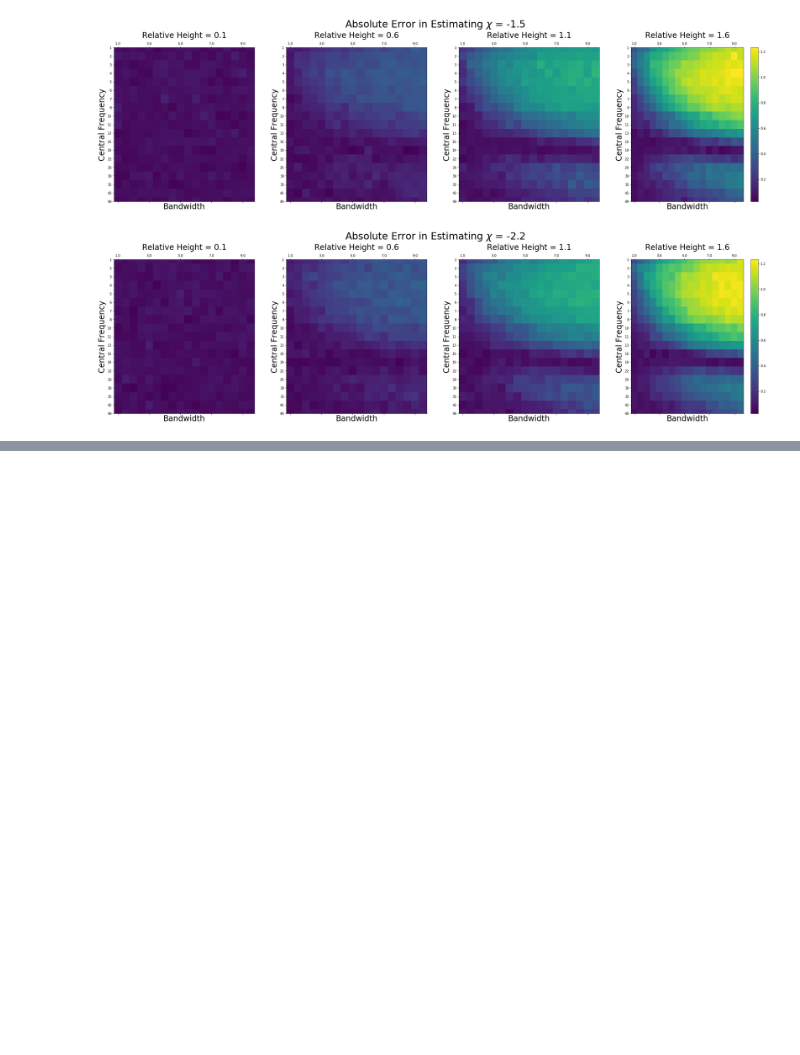
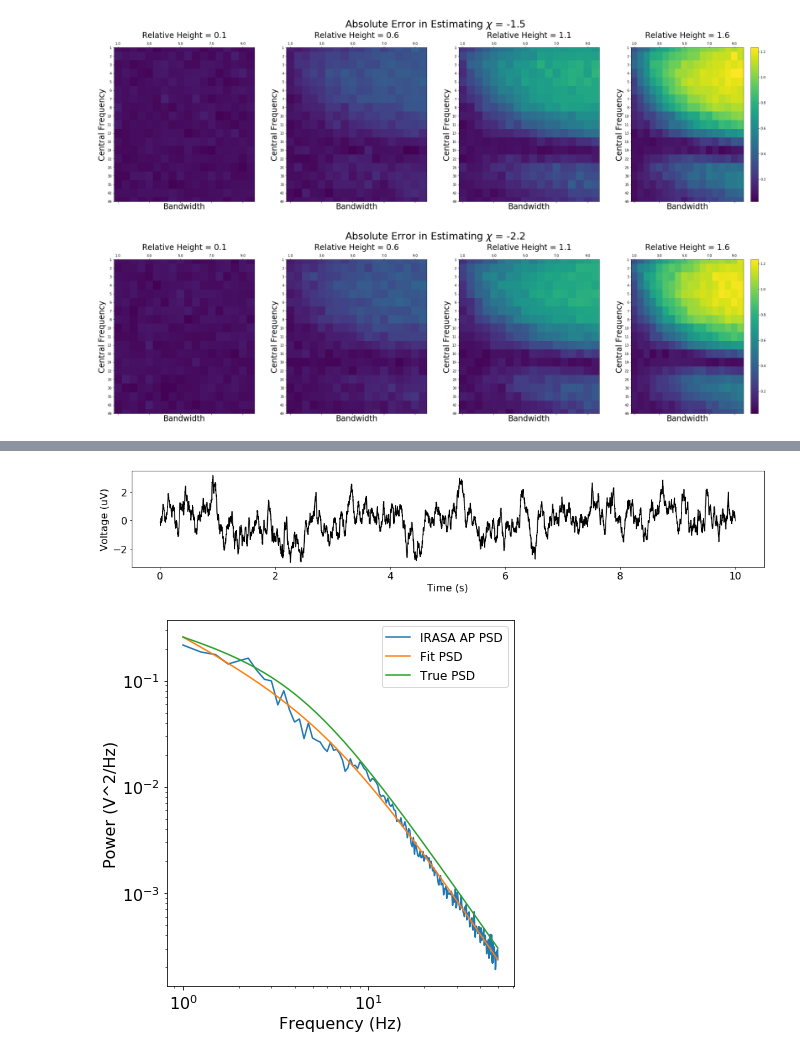
Before and after one commit to AperiodicMethods/AperiodicMethods, a Jupyter notebook: notebooks/EricIRASANotes.ipynb, the cells around one changed output, grey strips where cells are left out. Saved outputs shown, nothing was run; the diff lists cells and outputs as text; code cells hidden in the pictures; blank space fills up the shorter version.

```diff
--- a/notebooks/EricIRASANotes.ipynb
+++ b/notebooks/EricIRASANotes.ipynb
@@ -464,0 +932,22 @@ for chi in chis:
+# %%
+chi1 = 0.5
+chi2 = 2
+knee = 20.0
+times = create_times(N_SECONDS, FS)
+
+sig = sim_knee(N_SECONDS, FS, chi1, chi2, knee)
+plot_time_series(times, sig)
+freqs, psd = compute_spectrum(sig, FS)
+
+irasa_params = {'fs' : FS, 'f_range' : F_RANGE}
+freqs_irasa, psd_ap, psd_pe = compute_irasa(sig, **irasa_params)
+fit_offset, fit_chi1, fit_chi2, fit_knee = fit_irasa_knee(freqs_irasa,psd_ap)
+
+true_psd = 1/(freqs_irasa**chi1*(freqs_irasa**chi2 + knee))
+fit_psd = fit_offset/(freqs_irasa**fit_chi1 * (freqs_irasa**fit_chi2 + fit_knee))
+# Normalize to match intercept with curve fitted irasa PSD
+true_psd = fit_psd[0]/true_psd[0] * true_psd
+plot_power_spectra(freqs_irasa, [psd_ap, fit_psd, true_psd], labels=["IRASA AP PSD", "Fit PSD", "True PSD"])
+# %% [output]
+[figure, added]
+[figure, added]
```
Also changed, not shown: parts of 36 cells of this notebook.
